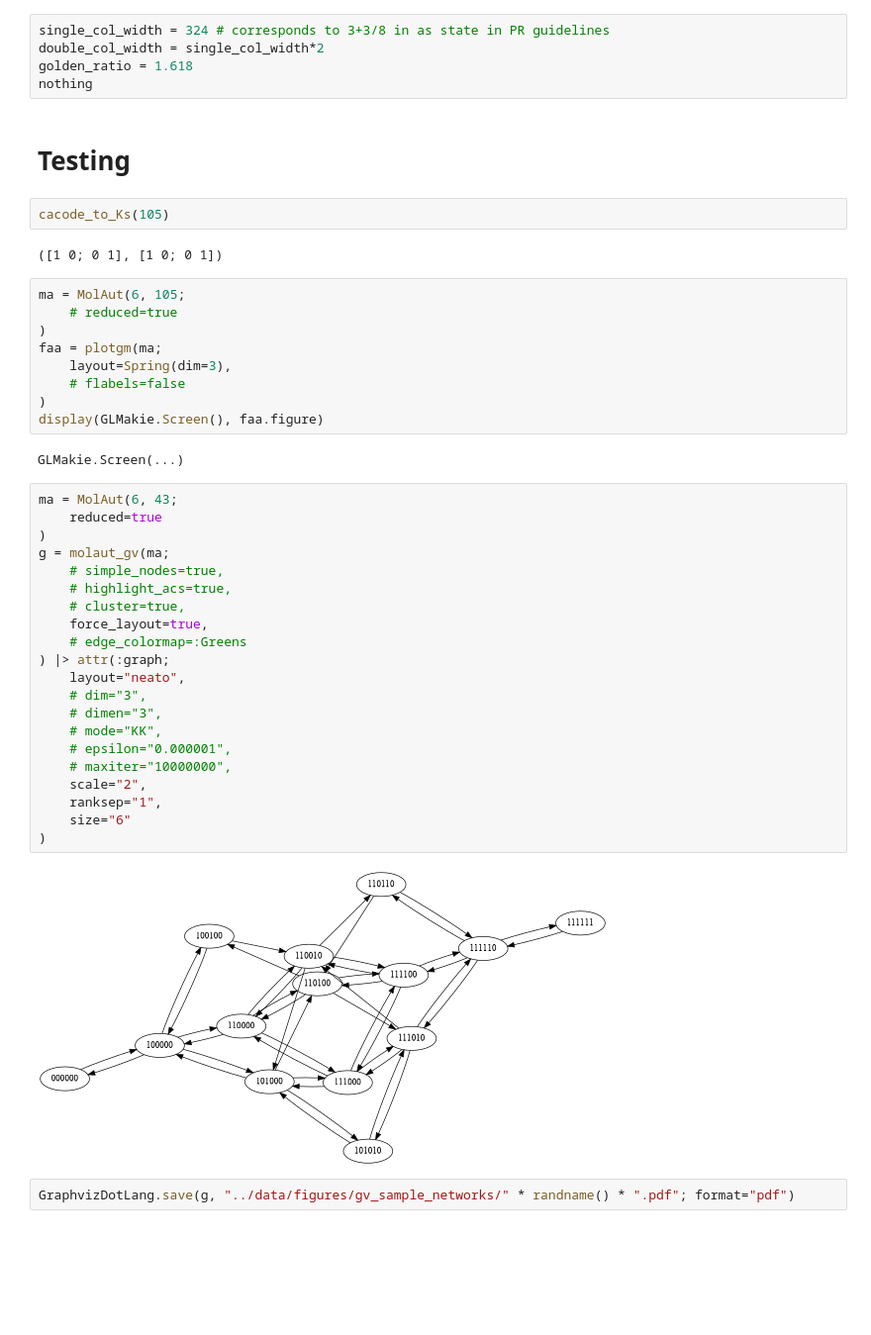
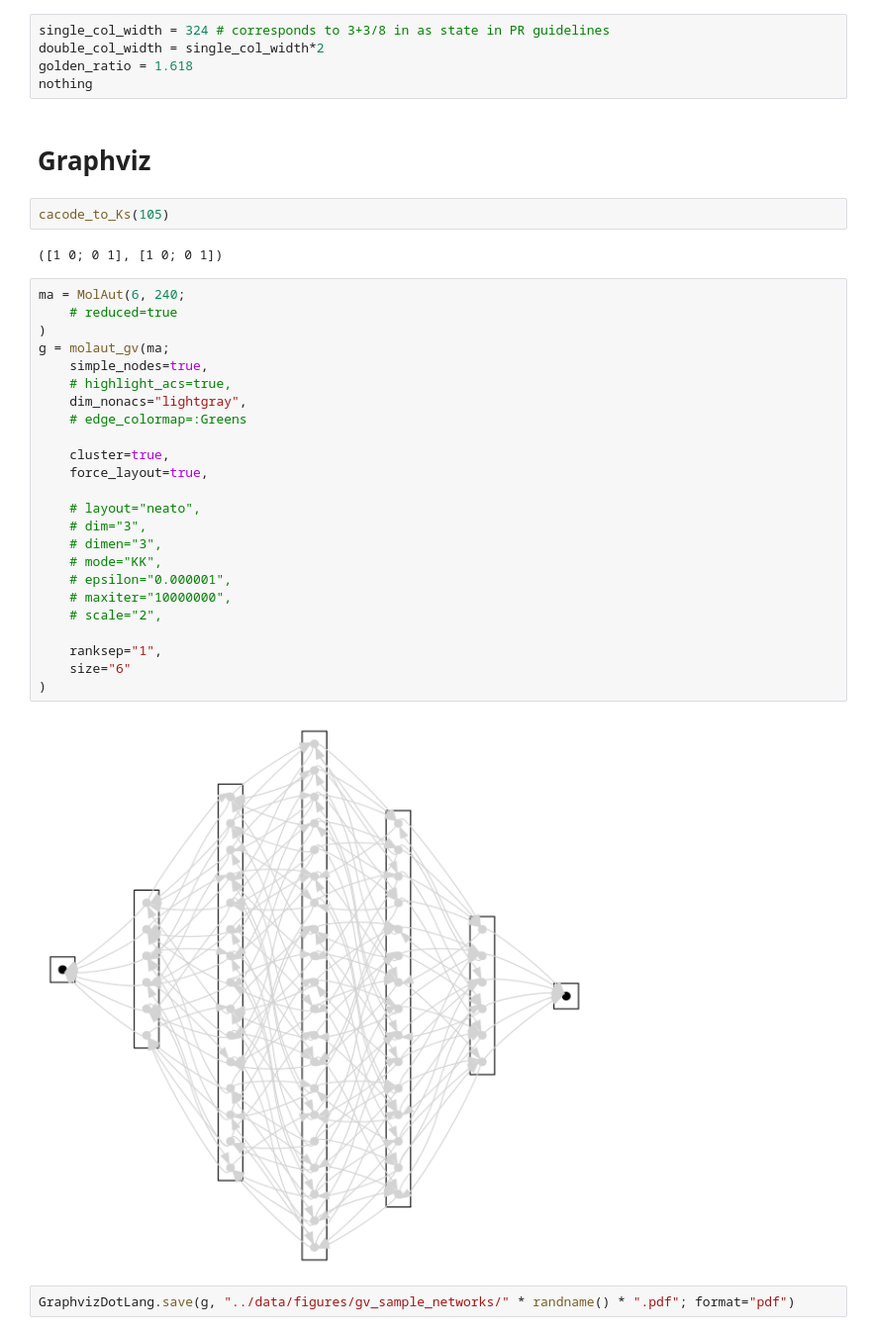
Before and after one commit to kockahonza/TopoStoch, a Jupyter notebook: notebooks/ma_figures_network_examples.ipynb, the cells around one changed output. Shown at 99% size. Drawn from its saved outputs; the diff is of its cells as text; blank space fills up the shorter version.

```diff
--- a/notebooks/ma_figures_network_examples.ipynb
+++ b/notebooks/ma_figures_network_examples.ipynb
@@ -14,44 +18,36 @@ double_col_width = single_col_width*2
 golden_ratio = 1.618
 nothing
 # %% [markdown]
-# Testing
+# Graphviz
 # %%
 cacode_to_Ks(105)
 # %% [output]
 ([1 0; 0 1], [1 0; 0 1])
-# %%
-ma = MolAut(6, 105;
-    # reduced=true
-)
-faa = plotgm(ma;
-    layout=Spring(dim=3),
-    # flabels=false
-)
-display(GLMakie.Screen(), faa.figure)
-# %% [output]
-GLMakie.Screen(...)
 # %%
-ma = MolAut(6, 43;
-    reduced=true
+ma = MolAut(6, 240;
+    # reduced=true
 )
 g = molaut_gv(ma;
-    # simple_nodes=true,
+    simple_nodes=true,
     # highlight_acs=true,
-    # cluster=true,
+    dim_nonacs="lightgray",
+    # edge_colormap=:Greens
+
+    cluster=true,
     force_layout=true,
-    # edge_colormap=:Greens
-) |> attr(:graph;
-    layout="neato",
+
+    # layout="neato",
     # dim="3",
     # dimen="3",
     # mode="KK",
     # epsilon="0.000001",
     # maxiter="10000000",
-    scale="2",
+    # scale="2",
+
     ranksep="1",
     size="6"
 )
 # %% [output]
-[figure, old version]
+[figure, new version]
 # %%
 GraphvizDotLang.save(g, "../data/figures/gv_sample_networks/" * randname() * ".pdf"; format="pdf")
```
Also changed, not shown: parts of 9 cells of this notebook, 31 other files.
